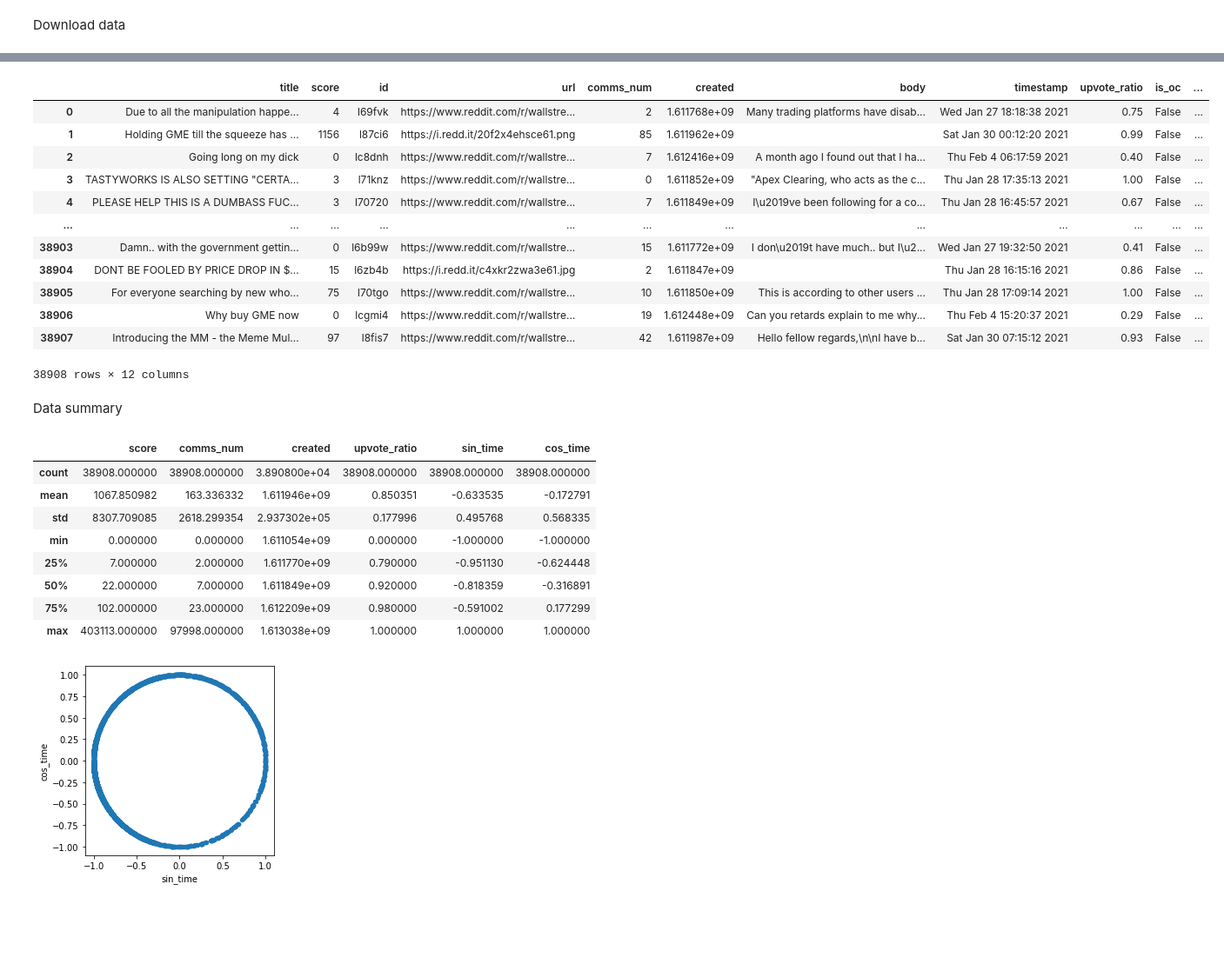
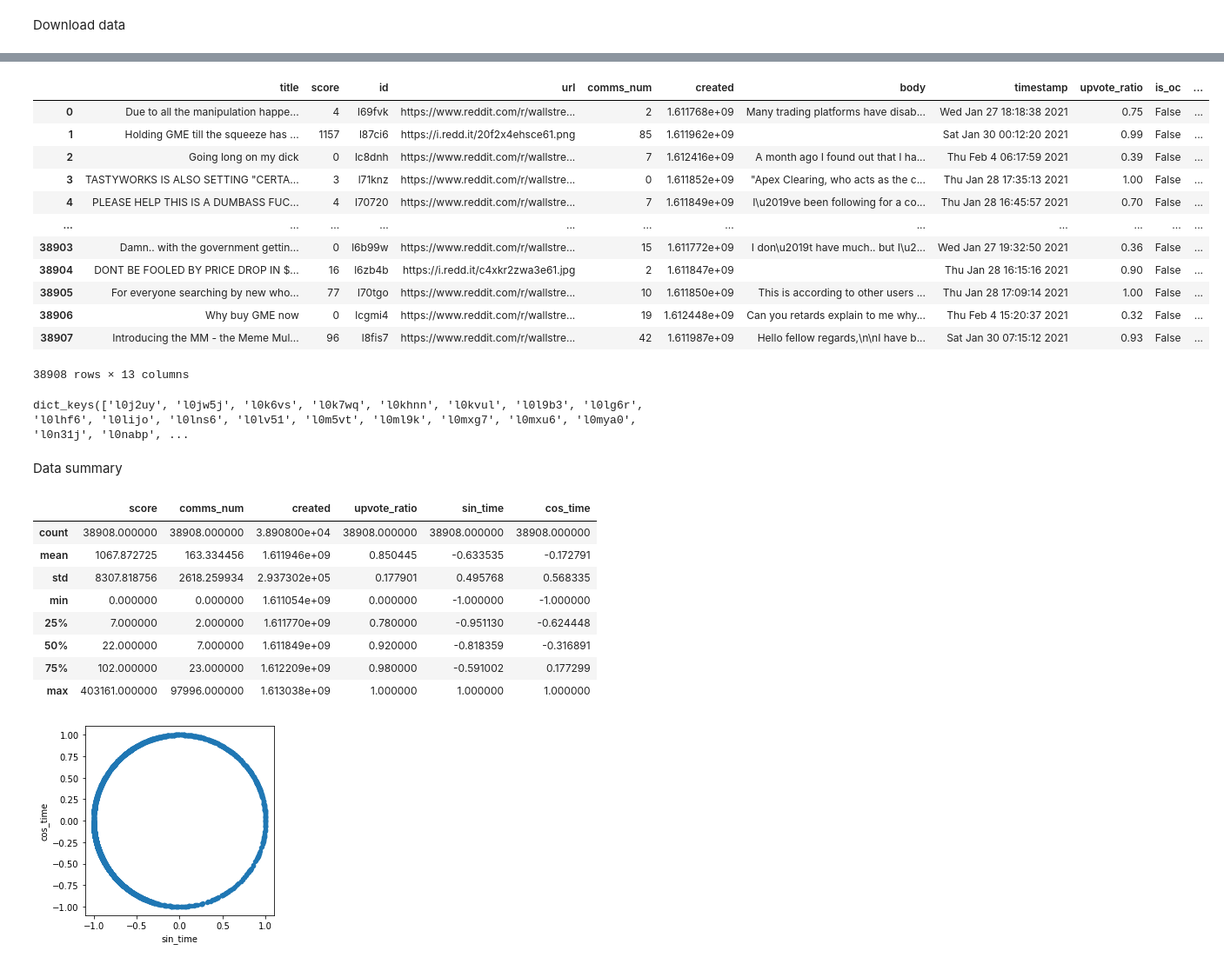
Before and after one commit to Vulwsztyn/PED, a Jupyter notebook: notebooks/text/generate_attributes.ipynb, the cells around one changed output, grey strips where cells are left out. Shown at 87% size. Drawn from its saved outputs; the diff is of its cells as text; code cells hidden in the pictures; blank space fills up the shorter version.

```diff
--- a/notebooks/text/generate_attributes.ipynb
+++ b/notebooks/text/generate_attributes.ipynb
@@ -15,7 +22,7 @@ import nltk
 nltk.download('punkt')
 %matplotlib inline
 
-df = pandas.read_csv('../../data/reddit_wsb.csv')
+df = pandas.read_csv('gdrive/MyDrive/PED/reddit_wsb.csv')
 df["body"] = df["body"].fillna('')
 df["title"] = df["title"].fillna('')
 
@@ -26,17 +32,23 @@ df
 [nltk_data]   Package punkt is already up-to-date!
 |  | title | score | id | url | comms_num | created | body | timestamp | upvote_ratio | is_oc | ... |
 | 0 | Due to all the manipulation happe... | 4 | l69fvk | https://www.reddit.com/r/wallstre... | 2 | 1.611768e+09 | Many trading platforms have disab... | Wed Jan 27 18:18:38 2021 | 0.75 | False | ... |
-| 1 | Holding GME till the squeeze has ... | 1156 | l87ci6 | https://i.redd.it/20f2x4ehsce61.png | 85 | 1.611962e+09 |  | Sat Jan 30 00:12:20 2021 | 0.99 | False | ... |
-| 2 | Going long on my dick | 0 | lc8dnh | https://www.reddit.com/r/wallstre... | 7 | 1.612416e+09 | A month ago I found out that I ha... | Thu Feb 4 06:17:59 2021 | 0.40 | False | ... |
+| 1 | Holding GME till the squeeze has ... | 1157 | l87ci6 | https://i.redd.it/20f2x4ehsce61.png | 85 | 1.611962e+09 |  | Sat Jan 30 00:12:20 2021 | 0.99 | False | ... |
+| 2 | Going long on my dick | 0 | lc8dnh | https://www.reddit.com/r/wallstre... | 7 | 1.612416e+09 | A month ago I found out that I ha... | Thu Feb 4 06:17:59 2021 | 0.39 | False | ... |
 | 3 | TASTYWORKS IS ALSO SETTING "CERTA... | 3 | l71knz | https://www.reddit.com/r/wallstre... | 0 | 1.611852e+09 | "Apex Clearing, who acts as the c... | Thu Jan 28 17:35:13 2021 | 1.00 | False | ... |
-| 4 | PLEASE HELP THIS IS A DUMBASS FUC... | 3 | l70720 | https://www.reddit.com/r/wallstre... | 7 | 1.611849e+09 | I\u2019ve been following for a co... | Thu Jan 28 16:45:57 2021 | 0.67 | False | ... |
+| 4 | PLEASE HELP THIS IS A DUMBASS FUC... | 4 | l70720 | https://www.reddit.com/r/wallstre... | 7 | 1.611849e+09 | I\u2019ve been following for a co... | Thu Jan 28 16:45:57 2021 | 0.70 | False | ... |
 | ... | ... | ... | ... | ... | ... | ... | ... | ... | ... | ... | ... |
-| 38903 | Damn.. with the government gettin... | 0 | l6b99w | https://www.reddit.com/r/wallstre... | 15 | 1.611772e+09 | I don\u2019t have much.. but I\u2... | Wed Jan 27 19:32:50 2021 | 0.41 | False | ... |
-| 38904 | DONT BE FOOLED BY PRICE DROP IN $... | 15 | l6zb4b | https://i.redd.it/c4xkr2zwa3e61.jpg | 2 | 1.611847e+09 |  | Thu Jan 28 16:15:16 2021 | 0.86 | False | ... |
-| 38905 | For everyone searching by new who... | 75 | l70tgo | https://www.reddit.com/r/wallstre... | 10 | 1.611850e+09 | This is according to other users ... | Thu Jan 28 17:09:14 2021 | 1.00 | False | ... |
-| 38906 | Why buy GME now | 0 | lcgmi4 | https://www.reddit.com/r/wallstre... | 19 | 1.612448e+09 | Can you retards explain to me why... | Thu Feb 4 15:20:37 2021 | 0.29 | False | ... |
-| 38907 | Introducing the MM - the Meme Mul... | 97 | l8fis7 | https://www.reddit.com/r/wallstre... | 42 | 1.611987e+09 | Hello fellow regards,\n\nI have b... | Sat Jan 30 07:15:12 2021 | 0.93 | False | ... |
+| 38903 | Damn.. with the government gettin... | 0 | l6b99w | https://www.reddit.com/r/wallstre... | 15 | 1.611772e+09 | I don\u2019t have much.. but I\u2... | Wed Jan 27 19:32:50 2021 | 0.36 | False | ... |
+| 38904 | DONT BE FOOLED BY PRICE DROP IN $... | 16 | l6zb4b | https://i.redd.it/c4xkr2zwa3e61.jpg | 2 | 1.611847e+09 |  | Thu Jan 28 16:15:16 2021 | 0.90 | False | ... |
+| 38905 | For everyone searching by new who... | 77 | l70tgo | https://www.reddit.com/r/wallstre... | 10 | 1.611850e+09 | This is according to other users ... | Thu Jan 28 17:09:14 2021 | 1.00 | False | ... |
+| 38906 | Why buy GME now | 0 | lcgmi4 | https://www.reddit.com/r/wallstre... | 19 | 1.612448e+09 | Can you retards explain to me why... | Thu Feb 4 15:20:37 2021 | 0.32 | False | ... |
+| 38907 | Introducing the MM - the Meme Mul... | 96 | l8fis7 | https://www.reddit.com/r/wallstre... | 42 | 1.611987e+09 | Hello fellow regards,\n\nI have b... | Sat Jan 30 07:15:12 2021 | 0.93 | False | ... |
-38908 rows × 12 columns
+38908 rows × 13 columns
+# %%
+import pickle
+img_text = pickle.load(open("gdrive/MyDrive/PED/texts.pkl", "rb"))
+print(img_text.keys())
+# %% [output]
+dict_keys(['l0j2uy', 'l0jw5j', 'l0k6vs', 'l0k7wq', 'l0khnn', 'l0kvul', 'l0l9b3', 'l0lg6r', 'l0lhf6', 'l0lijo', 'l0lns6', 'l0lv51', 'l0m5vt', 'l0ml9k', 'l0mxg7', 'l0mxu6', 'l0mya0', 'l0n31j', 'l0nabp', ...
 # %%
 seconds_in_day = 60 * 60 * 24.
 df['sin_time'] = np.sin(2*np.pi*(df.created % seconds_in_day)/seconds_in_day)
@@ -48,13 +60,13 @@ df.describe()
 # %% [output]
 |  | score | comms_num | created | upvote_ratio | sin_time | cos_time |
 | count | 38908.000000 | 38908.000000 | 3.890800e+04 | 38908.000000 | 38908.000000 | 38908.000000 |
-| mean | 1067.850982 | 163.336332 | 1.611946e+09 | 0.850351 | -0.633535 | -0.172791 |
-| std | 8307.709085 | 2618.299354 | 2.937302e+05 | 0.177996 | 0.495768 | 0.568335 |
+| mean | 1067.872725 | 163.334456 | 1.611946e+09 | 0.850445 | -0.633535 | -0.172791 |
+| std | 8307.818756 | 2618.259934 | 2.937302e+05 | 0.177901 | 0.495768 | 0.568335 |
 | min | 0.000000 | 0.000000 | 1.611054e+09 | 0.000000 | -1.000000 | -1.000000 |
-| 25% | 7.000000 | 2.000000 | 1.611770e+09 | 0.790000 | -0.951130 | -0.624448 |
+| 25% | 7.000000 | 2.000000 | 1.611770e+09 | 0.780000 | -0.951130 | -0.624448 |
 | 50% | 22.000000 | 7.000000 | 1.611849e+09 | 0.920000 | -0.818359 | -0.316891 |
 | 75% | 102.000000 | 23.000000 | 1.612209e+09 | 0.980000 | -0.591002 | 0.177299 |
-| max | 403113.000000 | 97998.000000 | 1.613038e+09 | 1.000000 | 1.000000 | 1.000000 |
+| max | 403161.000000 | 97996.000000 | 1.613038e+09 | 1.000000 | 1.000000 | 1.000000 |
 # %%
 df.sample(5000).plot.scatter('sin_time','cos_time').set_aspect('equal')
 # %% [output]
```
Also changed, not shown: parts of 65 cells of this notebook.
